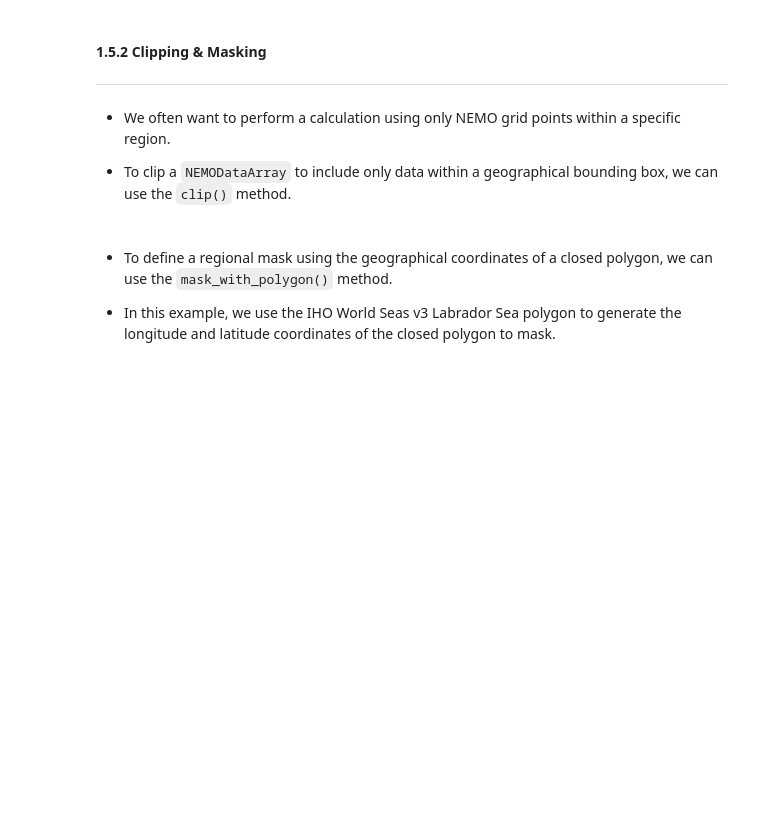
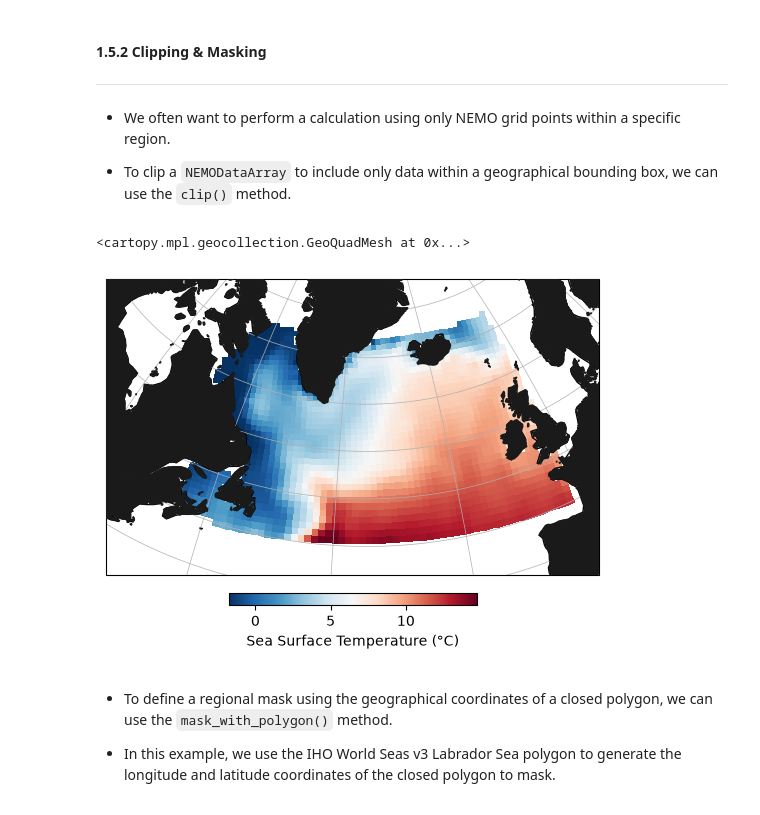
Before and after one commit to oj-tooth/nemo_cookbook_tutorial, a Jupyter notebook: tutorials/tutorial_1_getting_started_with_nemo_cookbook.ipynb, the cells around one changed output. Cells and saved outputs as stored; diff of their text form; code cells hidden in the pictures; blank space fills up the shorter version.

```diff
--- a/tutorials/tutorial_1_getting_started_with_nemo_cookbook.ipynb
+++ b/tutorials/tutorial_1_getting_started_with_nemo_cookbook.ipynb
@@ -442,17 +1202,20 @@ nemo_geo["gridT"].dataset.sel(gphit=60, glamt=-40, method="nearest")
 # %%
 # Define subpolar North Atlantic boundary box for analysis:
 bbox_spna = (-68, -2, 45, 67)  # (-68°E, -2°E, 45°N, 67°N)
 
 # Plot the sea surface temperature (°C) in the subpolar North Atlantic region:
-(nemo["gridT/tos"]
+(nemo["gridT/tos_con"]
  .clip(bbox_spna)
  .isel(time_counter=0)
  .geoplot(projection=ccrs.Orthographic(central_longitude=-35, central_latitude=50),
           extent=(-75, 0, 42, 70), # (-75°E, -0°E, 42°N, 70°N)
           cmap='RdBu_r',
           clabel_kwargs={'label': 'Sea Surface Temperature (°C)'}
           )
  )
+# %% [output]
+<cartopy.mpl.geocollection.GeoQuadMesh at 0x...>
+[figure, added]
 # %% [markdown]
 * To define a regional mask using the geographical coordinates of a closed polygon, we can use the `mask_with_polygon()` method.
 
```
Also changed, not shown: parts of 36 cells of this notebook, 1 other file.
